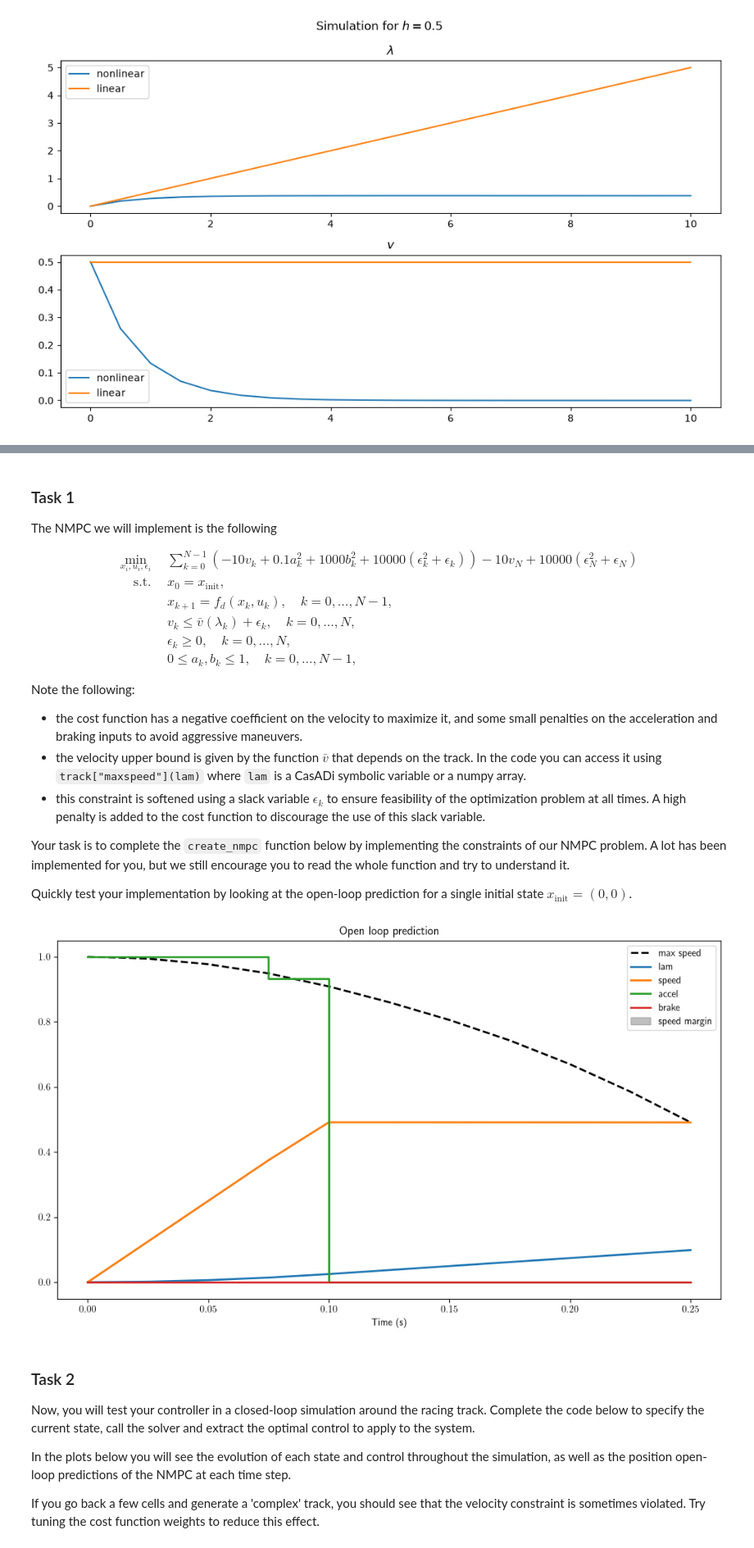
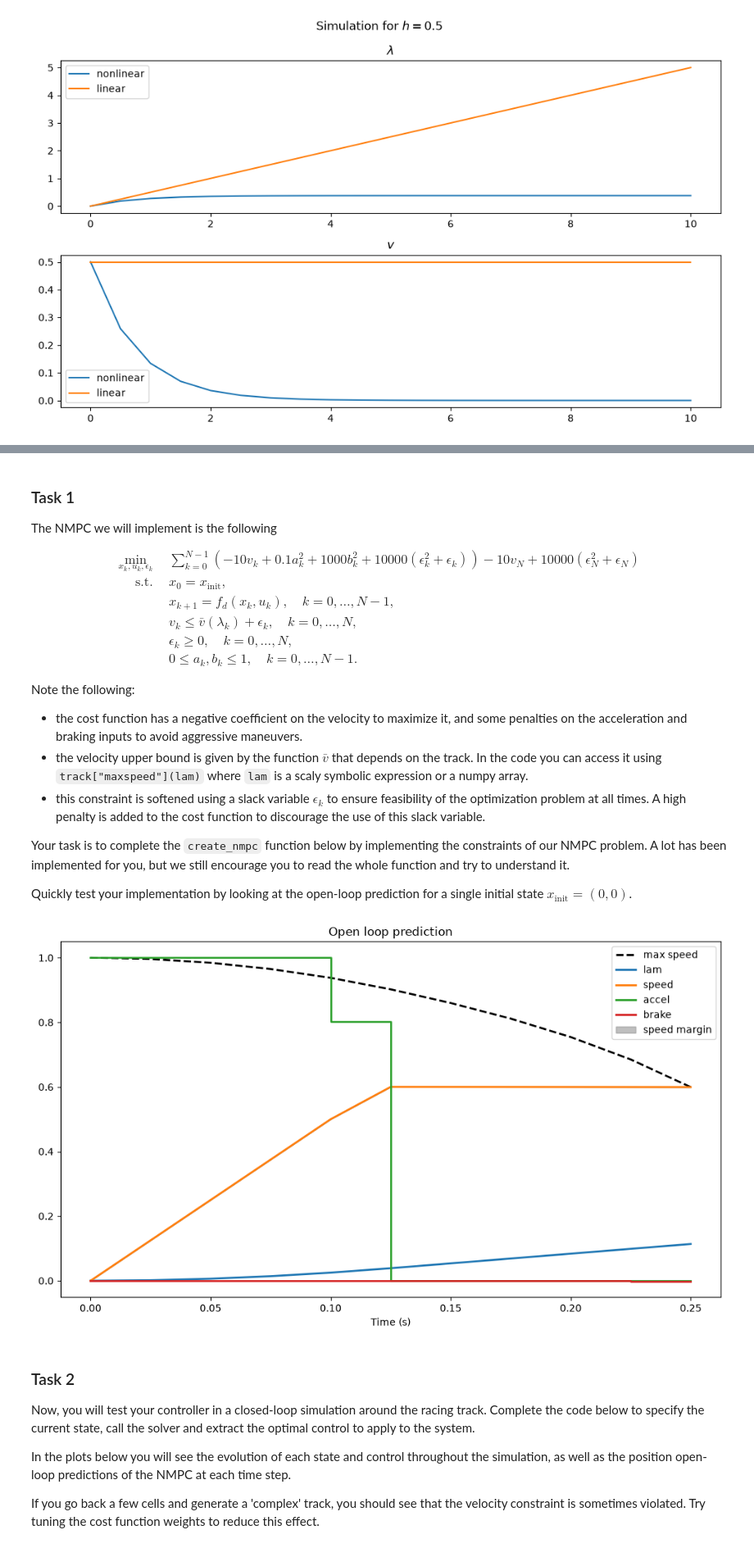
Before and after one commit to PREDICT-EPFL/MPC-Course-EPFL, a Jupyter notebook: programming_exercises/exercise9_nmpc/ex9_sol_nmpc.ipynb, the cells around one changed output, grey strips where cells are left out. Shown at 82% size. Cells and saved outputs as stored; diff of their text form; code cells hidden in the pictures.

Commit message:
update ex9 to use scaly

```diff
--- a/programming_exercises/exercise9_nmpc/ex9_sol_nmpc.ipynb
+++ b/programming_exercises/exercise9_nmpc/ex9_sol_nmpc.ipynb
@@ -44,7 +44,7 @@ Implement Euler and 4th order Runge-Kutta (RK4) discretization methods to define
 Test your integrators with the initial conditions $x(t_0) = (0, 0.5), u(t_0) = (0.0, 0.2)$.
 # %%
 def f(x, u):
-    return np.array([x[1], 5 * u[0] - 6.6 * u[1] * x[1] - 0.01 * x[0] ** 3])
+    return np.array([x[1], 5 * u[0] - 6.6 * u[1] * x[1] - 0.01 * x[1] ** 3])
 
 
 def euler(f, x, u, h):
@@ -172,14 +171,13 @@ def jac_u_fd(x, u):
     ) / (2 * epsilon)
 
 
-def f_casadi(x, u):
-    return ca.vertcat(x[1], 5 * u[0] - 6.6 * u[1] * x[1] - 0.01 * x[0] ** 3)
+@sc.function(sc.arg("x", 2), sc.arg("u", 2))
+def f_scaly(x: sc.Expr, u: sc.Expr) -> sc.Expr:
+    return sc.stack([x[1], 5 * u[0] - 6.6 * u[1] * x[1] - 0.01 * x[1] ** 3])
 
 
-x = ca.SX.sym("x", 2)
-u = ca.SX.sym("u", 2)
-jac_x_casadi = ca.Function("jac_x_casadi", [x, u], [ca.jacobian(f_casadi(x, u), x)])
-jac_u_casadi = ca.Function("jac_u_casadi", [x, u], [ca.jacobian(f_casadi(x, u), u)])
+jac_x_scaly = sc.jacobian(f_scaly, wrt="x")
+jac_u_scaly = sc.jacobian(f_scaly, wrt="u")
 # %%
 x = np.array([0.0, 0.5])
 u = np.array([0.0, 0.2])
@@ -213,8 +211,8 @@ Try changing the linearization point to $\hat{x}=(0,0), \hat{u}=(0,0.2)$ and obs
 # %%
 xhat = np.array([0.0, 0.0])
 uhat = np.array([0.0, 0.0])
-A = jac_x_casadi(xhat, uhat).toarray()
-B = jac_u_casadi(xhat, uhat).toarray()
+A = jac_x_scaly(xhat, uhat)
+B = jac_u_scaly(xhat, uhat)
 
 
 def f_lin(x, u):
@@ -429,18 +430,18 @@ The NMPC we will implement is the following
 
 $$
 \begin{align*}
-\min_{x_i, u_i, \epsilon_i} \quad & \sum_{k=0}^{N-1} \left(-10 v_k + 0.1 a_k^2 + 1000 b_k^2 + 10000 (\epsilon_k^2 + \epsilon_k) \right) - 10v_N+10000(\epsilon_N^2 + \epsilon_N) \\
+\min_{x_k, u_k, \epsilon_k} \quad & \sum_{k=0}^{N-1} \left(-10 v_k + 0.1 a_k^2 + 1000 b_k^2 + 10000 (\epsilon_k^2 + \epsilon_k) \right) - 10v_N+10000(\epsilon_N^2 + \epsilon_N) \\
 \text{s.t.} \quad & x_0 = x_{\mathrm{init}},\\
 & x_{k+1} = f_d(x_k, u_k), \quad k=0,\ldots,N-1, \\
 & v_k \leq \bar{v}(\lambda_k) + \epsilon_k, \quad k=0,\ldots,N,\\
 & \epsilon_k \geq 0, \quad k=0,\ldots,N,\\
-& 0 \leq a_k,b_k \leq 1, \quad k=0,\ldots,N-1,
+& 0 \leq a_k,b_k \leq 1, \quad k=0,\ldots,N-1.
 \end{align*}
 $$
 
 Note the following:
-- the cost function has a negative coefficient on the velocity to maximize it, and some small penalties on the acceleration and braking inputs to avoid aggressive maneuvers.
-- the velocity upper bound is given by the function $\bar{v}$ that depends on the track. In the code you can access it using `track["maxspeed"](lam)` where `lam` is a CasADi symbolic variable or a numpy array.
+- the cost function has a negative coefficient on the velocity to maximize it, and some penalties on the acceleration and braking inputs to avoid aggressive maneuvers.
+- the velocity upper bound is given by the function $\bar{v}$ that depends on the track. In the code you can access it using `track["maxspeed"](lam)` where `lam` is a scaly symbolic expression or a numpy array.
 - this constraint is softened using a slack variable $\epsilon_k$ to ensure feasibility of the optimization problem at all times. A high penalty is added to the cost function to discourage the use of this slack variable.
 
 Your task is to complete the `create_nmpc` function below by implementing the constraints of our NMPC problem.
@@ -526,22 +515,21 @@ def create_nmpc():
 # %%
-# set parameter values
 nmpc = create_nmpc()
-nmpc["opti"].set_value(nmpc["lam0"], 0.0)
-nmpc["opti"].set_value(nmpc["v0"], 0.0)
-# solve the problem
-sol = nmpc["opti"].solve()
+# solve the problem for the initial state (the first call compiles the solver, so it takes a few seconds)
+# the solver returns the optimal variables, with the structure declared in vars, followed by the multipliers
+(X, U, eps), *_ = nmpc(np.array([0.0, 0.0]))
+assert nmpc.stats().to_solver_status().ok
 
 plot_curves(
     track,
-    sol.value(nmpc["lam"]),
-    sol.value(nmpc["speed"]),
-    sol.value(nmpc["accel"]),
-    sol.value(nmpc["brake"]),
-    sol.value(nmpc["epsilon_speed"]),
+    X[:, 0],
+    X[:, 1],
+    U[:, 0],
+    U[:, 1],
+    eps,
     "Open loop prediction",
 )
 # %% [output]
-[figure, old version]
+[figure, new version]
 # %% [markdown]
 ### Task 2
 
```
Also changed, not shown: parts of 12 cells of this notebook, 4 other files.
